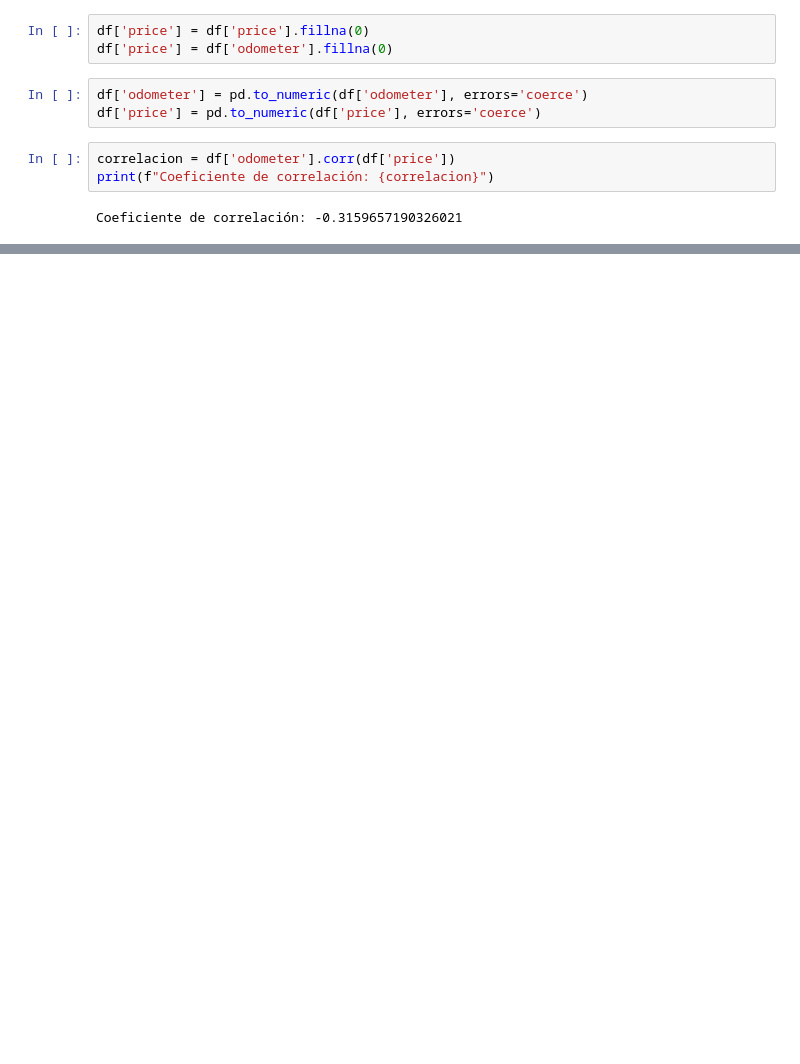
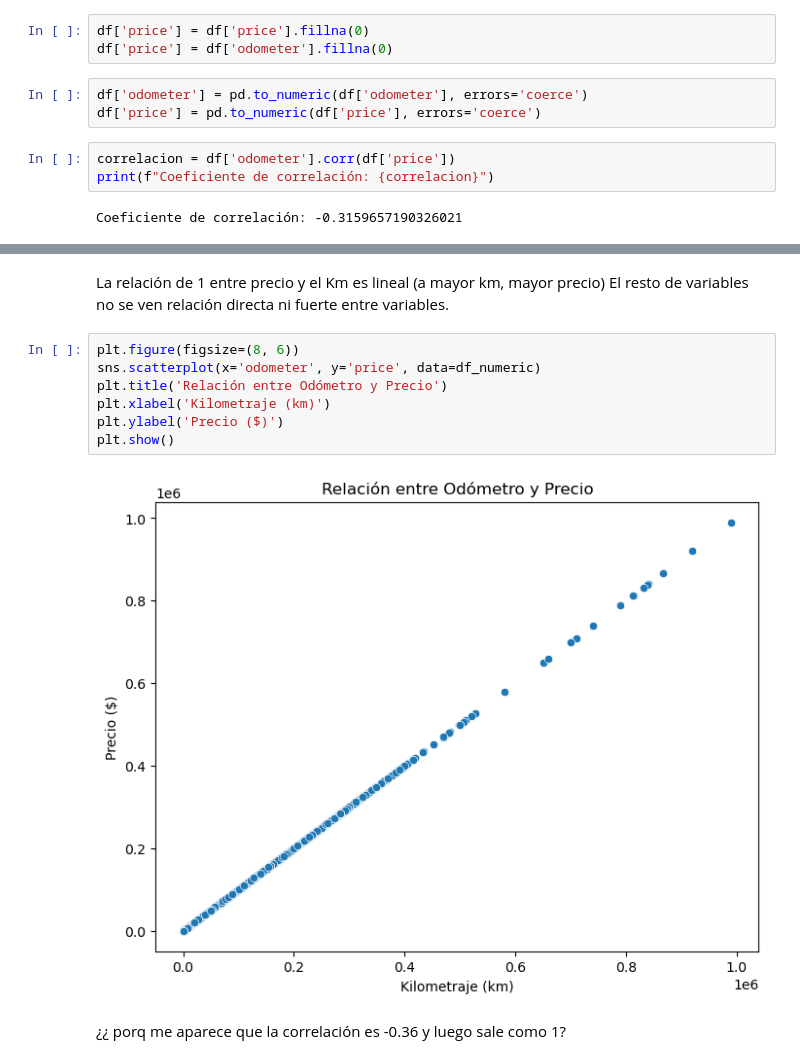
Before and after one commit to diegotrejosz/plotly_project, a Jupyter notebook: notebooks/eda.ipynb, the cells around one changed output, grey strips where cells are left out. Drawn from its saved outputs; the diff is of its cells as text; blank space fills up the shorter version.

```diff
--- a/notebooks/eda.ipynb
+++ b/notebooks/eda.ipynb
@@ -130,0 +199,14 @@ Coeficiente de correlación: -0.3159657190326021
+# %% [markdown]
+La relación de 1 entre precio y el Km es lineal (a mayor km, mayor precio)
+El resto de variables no se ven relación directa ni fuerte entre variables.
+# %%
+plt.figure(figsize=(8, 6))
+sns.scatterplot(x='odometer', y='price', data=df_numeric)
+plt.title('Relación entre Odómetro y Precio')
+plt.xlabel('Kilometraje (km)')
+plt.ylabel('Precio ($)')
+plt.show()
+# %% [output]
+[figure, added]
+# %% [markdown]
+¿¿ porq me aparece que la correlación es -0.36 y luego sale como 1?
```
Also changed, not shown: parts of 16 cells of this notebook.
